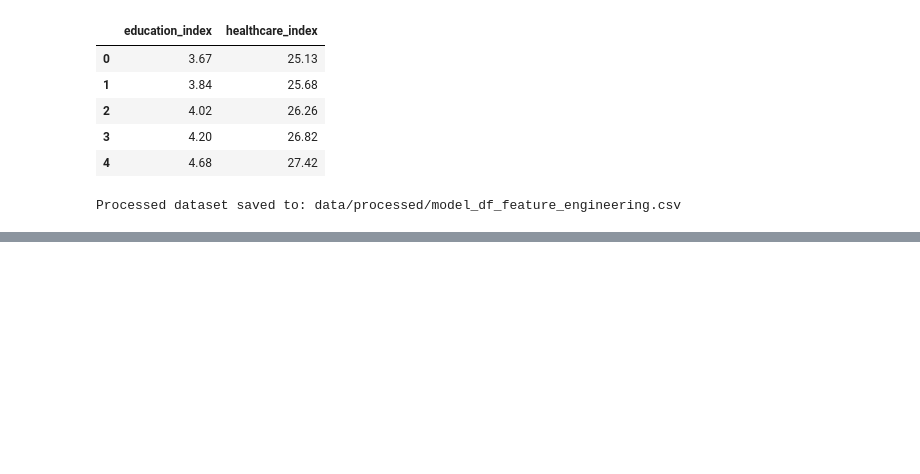
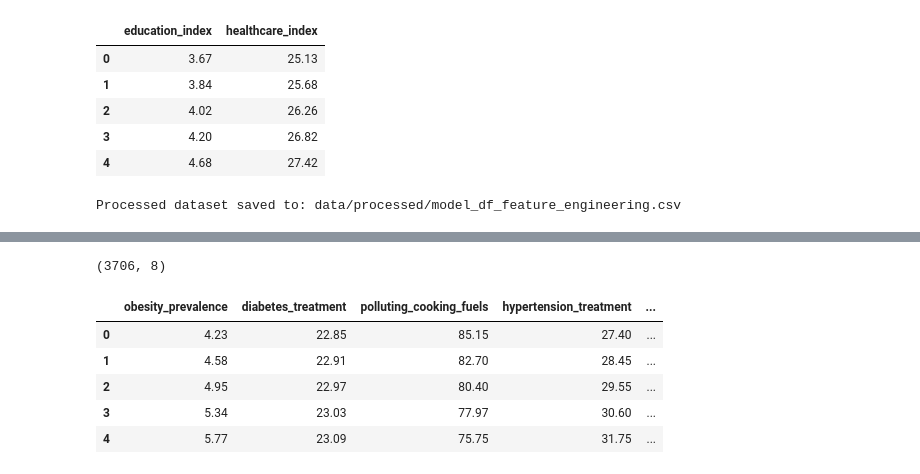
Before and after one commit to ananda-pires/who_life_expectancy_prediction, a Jupyter notebook: notebooks/life_expectancy.ipynb, the cells around one changed output, grey strips where cells are left out. Drawn from its saved outputs; the diff is of its cells as text; code cells hidden in the pictures; blank space fills up the shorter version.

```diff
--- a/notebooks/life_expectancy.ipynb
+++ b/notebooks/life_expectancy.ipynb
@@ -1451,0 +1390,17 @@ Processed dataset saved to: data/processed/model_df_feature_engineering.csv
+# %%
+model_df = select_final_columns(
+    model_df,
+    FINAL_PREDICTORS,
+    TARGET
+)
+
+print(model_df.shape)
+display(model_df.head())
+# %% [output]
+(3706, 8)
+|  | obesity_prevalence | diabetes_treatment | polluting_cooking_fuels | hypertension_treatment | ... |
+| 0 | 4.23 | 22.85 | 85.15 | 27.40 | ... |
+| 1 | 4.58 | 22.91 | 82.70 | 28.45 | ... |
+| 2 | 4.95 | 22.97 | 80.40 | 29.55 | ... |
+| 3 | 5.34 | 23.03 | 77.97 | 30.60 | ... |
+| 4 | 5.77 | 23.09 | 75.75 | 31.75 | ... |
```
Also changed, not shown: parts of 40 cells of this notebook, 3 other files.
